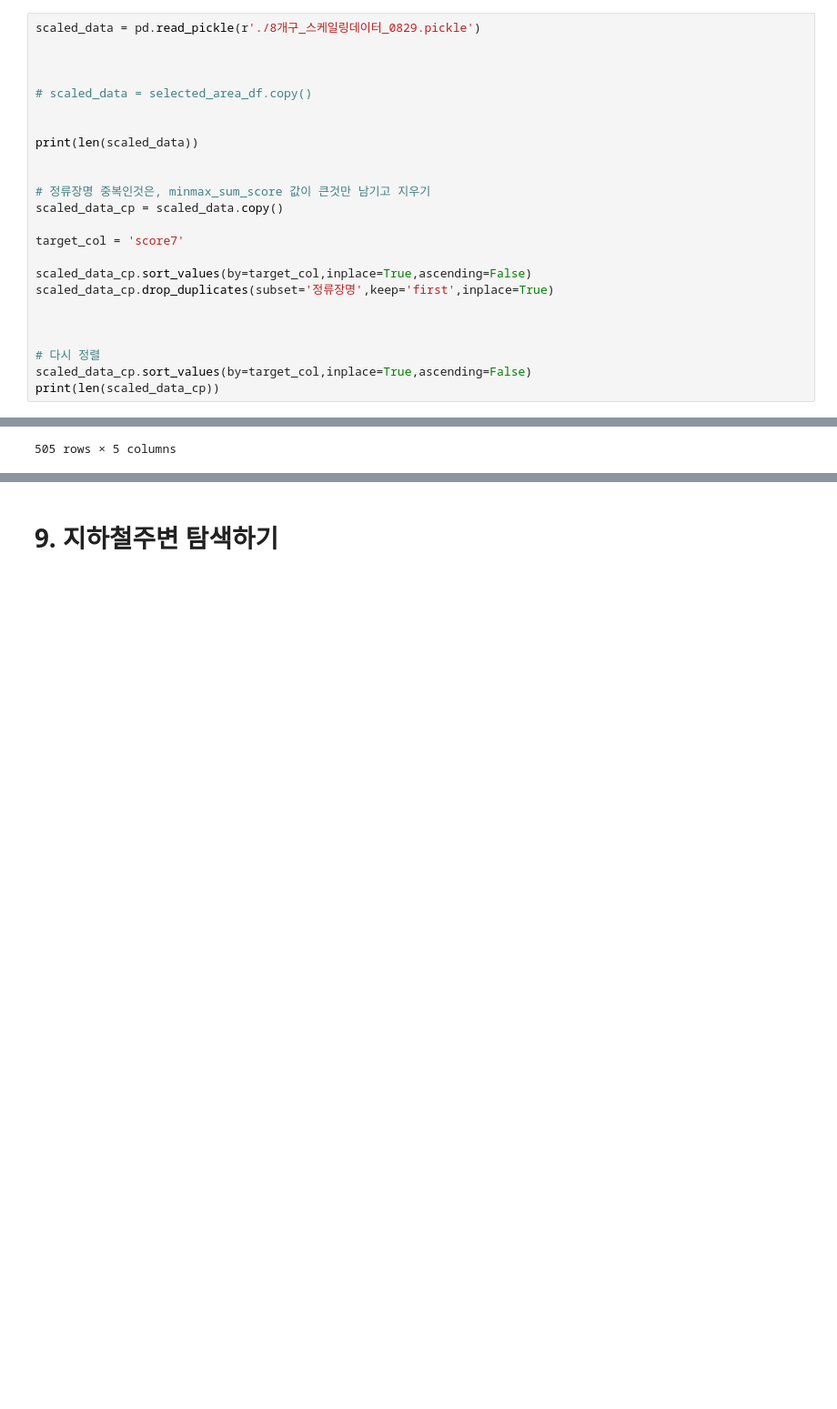
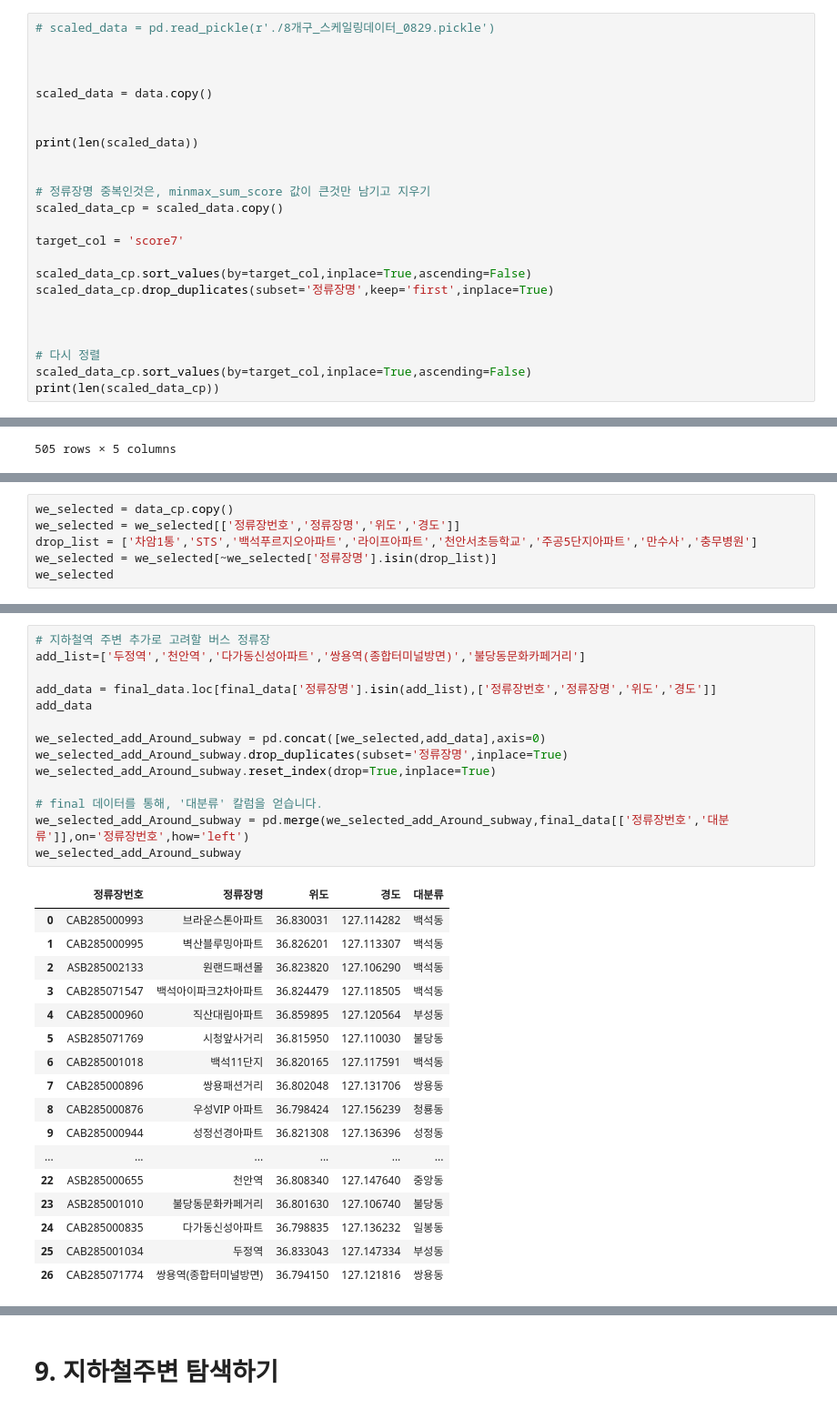
Before and after one commit to LGHelloVisionProj/Data_Visualization, a Jupyter notebook: Final/정리_Final_window.ipynb, the cells around one changed output, grey strips where cells are left out. Shown at 91% size. Saved outputs shown, nothing was run; the diff lists cells and outputs as text; blank space fills up the shorter version.

```diff
--- a/Final/정리_Final_window.ipynb
+++ b/Final/정리_Final_window.ipynb
@@ -1295,11 +1295,11 @@ import matplotlib.pyplot as plt
 from sklearn.cluster import KMeans
 from sklearn.metrics import silhouette_score
 # %%
-scaled_data = pd.read_pickle(r'./8개구_스케일링데이터_0829.pickle')
+# scaled_data = pd.read_pickle(r'./8개구_스케일링데이터_0829.pickle')
 
 
 
-# scaled_data = selected_area_df.copy()
+scaled_data = data.copy()
 
 
 print(len(scaled_data))
@@ -1576,0 +1581,6 @@ fig.show()
+# %%
+we_selected = data_cp.copy()
+we_selected = we_selected[['정류장번호','정류장명','위도','경도']]
+drop_list = ['차암1통','STS','백석푸르지오아파트','라이프아파트','천안서초등학교','주공5단지아파트','만수사','충무병원']
+we_selected = we_selected[~we_selected['정류장명'].isin(drop_list)]
+we_selected
@@ -1576,0 +1605,32 @@ fig.show()
+# %%
+# 지하철역 주변 추가로 고려할 버스 정류장
+add_list=['두정역','천안역','다가동신성아파트','쌍용역(종합터미널방면)','불당동문화카페거리']
+
+add_data = final_data.loc[final_data['정류장명'].isin(add_list),['정류장번호','정류장명','위도','경도']]
+add_data
+
+we_selected_add_Around_subway = pd.concat([we_selected,add_data],axis=0)
+we_selected_add_Around_subway.drop_duplicates(subset='정류장명',inplace=True)
+we_selected_add_Around_subway.reset_index(drop=True,inplace=True)
+
+# final 데이터를 통해, '대분류' 칼럼을 얻습니다.
+we_selected_add_Around_subway = pd.merge(we_selected_add_Around_subway,final_data[['정류장번호','대분류']],on='정류장번호',how='left')
+we_selected_add_Around_subway
+# %% [output]
+|  | 정류장번호 | 정류장명 | 위도 | 경도 | 대분류 |
+| 0 | CAB285000993 | 브라운스톤아파트 | 36.830031 | 127.114282 | 백석동 |
+| 1 | CAB285000995 | 벽산블루밍아파트 | 36.826201 | 127.113307 | 백석동 |
+| 2 | ASB285002133 | 원랜드패션몰 | 36.823820 | 127.106290 | 백석동 |
+| 3 | CAB285071547 | 백석아이파크2차아파트 | 36.824479 | 127.118505 | 백석동 |
+| 4 | CAB285000960 | 직산대림아파트 | 36.859895 | 127.120564 | 부성동 |
+| 5 | ASB285071769 | 시청앞사거리 | 36.815950 | 127.110030 | 불당동 |
+| 6 | CAB285001018 | 백석11단지 | 36.820165 | 127.117591 | 백석동 |
+| 7 | CAB285000896 | 쌍용패션거리 | 36.802048 | 127.131706 | 쌍용동 |
+| 8 | CAB285000876 | 우성VIP 아파트 | 36.798424 | 127.156239 | 청룡동 |
+| 9 | CAB285000944 | 성정선경아파트 | 36.821308 | 127.136396 | 성정동 |
+| ... | ... | ... | ... | ... | ... |
+| 22 | ASB285000655 | 천안역 | 36.808340 | 127.147640 | 중앙동 |
+| 23 | ASB285001010 | 불당동문화카페거리 | 36.801630 | 127.106740 | 불당동 |
+| 24 | CAB285000835 | 다가동신성아파트 | 36.798835 | 127.136232 | 일봉동 |
+| 25 | CAB285001034 | 두정역 | 36.833043 | 127.147334 | 부성동 |
+| 26 | CAB285071774 | 쌍용역(종합터미널방면) | 36.794150 | 127.121816 | 쌍용동 |
```
Also changed, not shown: parts of 13 cells of this notebook.
